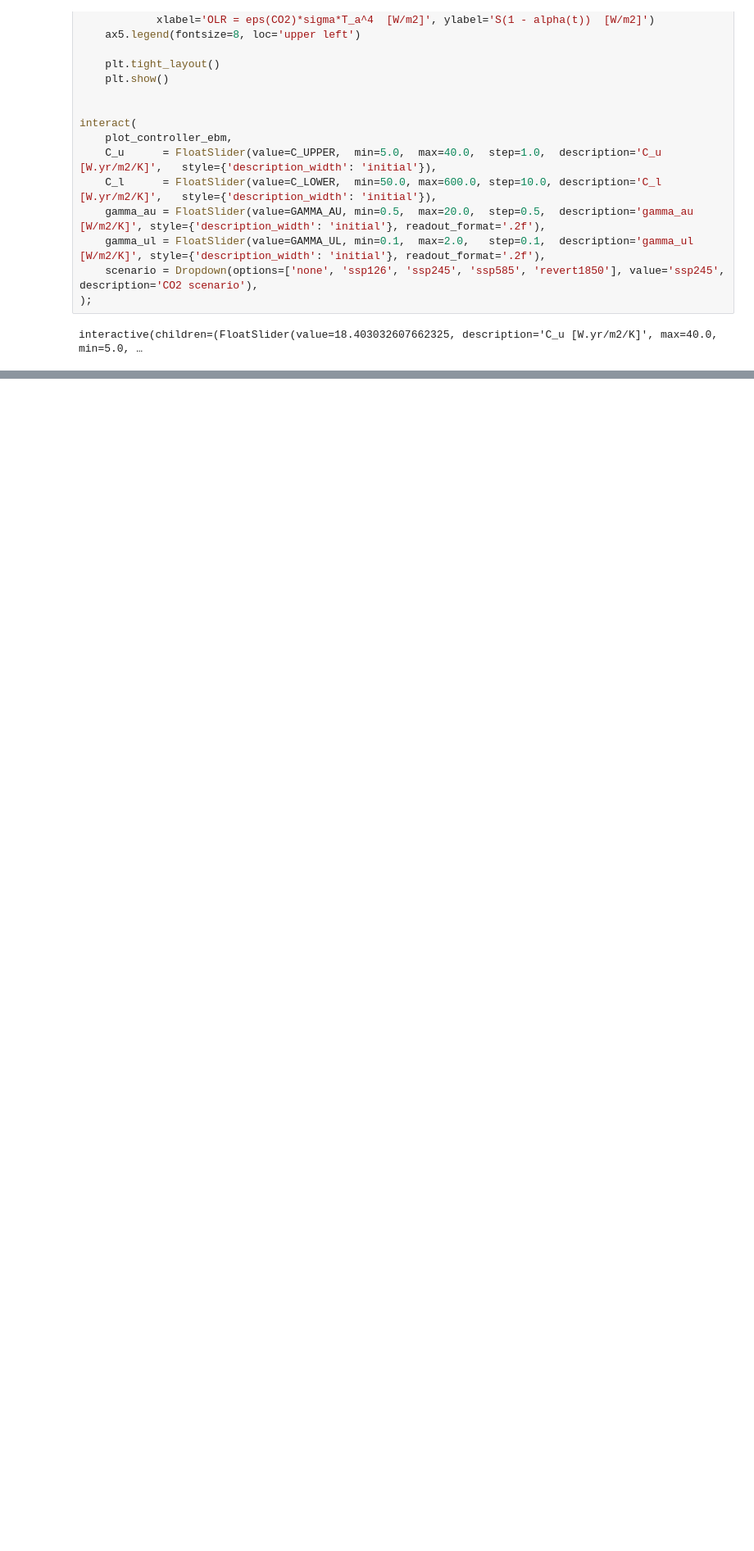
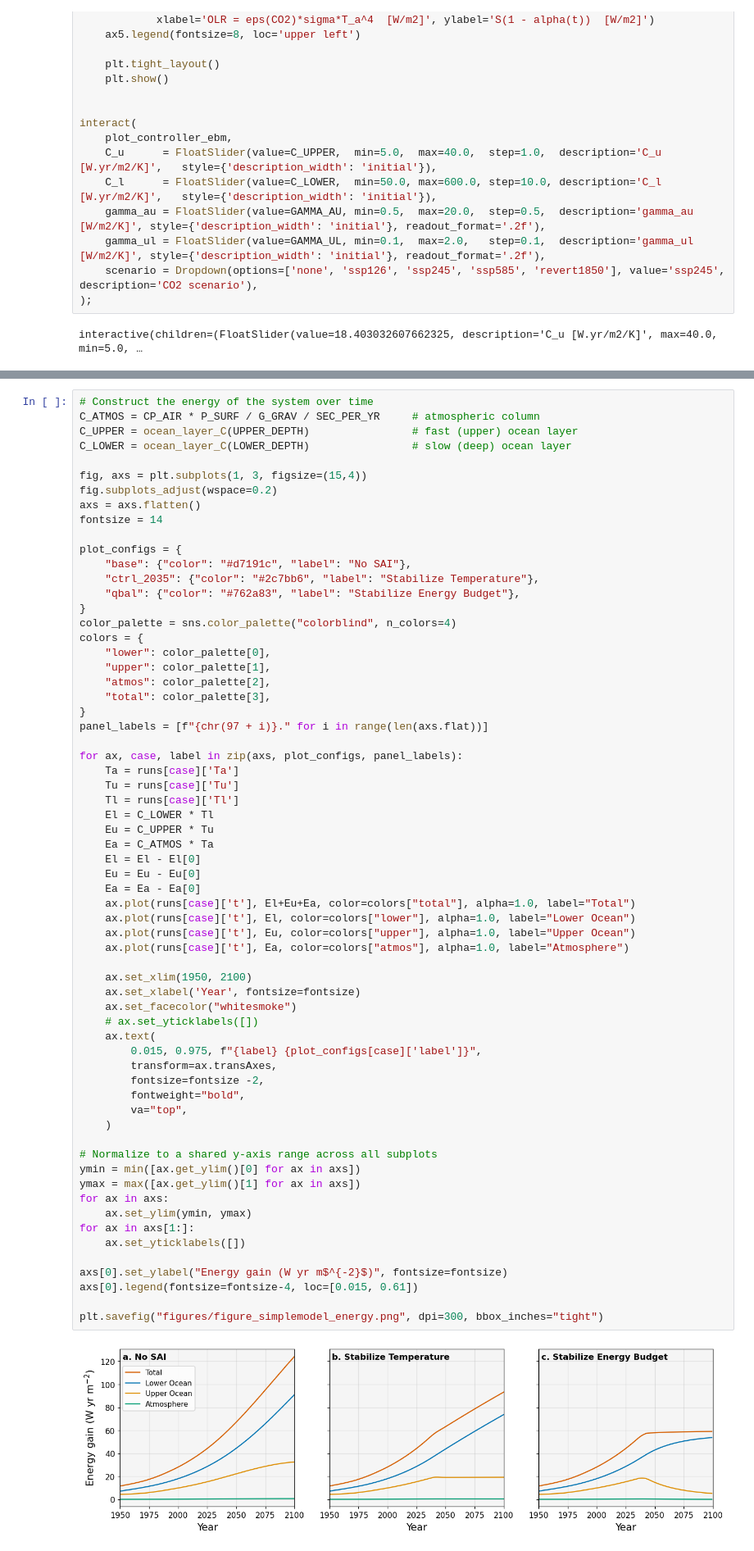
Before and after one commit to jshaw35/PRISM, a Jupyter notebook: WorkingModel.ipynb, the cells around one changed output, grey strips where cells are left out. Shown at 82% size. Drawn from its saved outputs; the diff is of its cells as text; blank space fills up the shorter version.

```diff
--- a/WorkingModel.ipynb
+++ b/WorkingModel.ipynb
@@ -1202,0 +1409,66 @@ plt.show()
+# %%
+# Construct the energy of the system over time
+C_ATMOS = CP_AIR * P_SURF / G_GRAV / SEC_PER_YR     # atmospheric column
+C_UPPER = ocean_layer_C(UPPER_DEPTH)                # fast (upper) ocean layer
+C_LOWER = ocean_layer_C(LOWER_DEPTH)                # slow (deep) ocean layer
+
+fig, axs = plt.subplots(1, 3, figsize=(15,4))
+fig.subplots_adjust(wspace=0.2)
+axs = axs.flatten()
+fontsize = 14
+
+plot_configs = {
+    "base": {"color": "#d7191c", "label": "No SAI"},
+    "ctrl_2035": {"color": "#2c7bb6", "label": "Stabilize Temperature"},
+    "qbal": {"color": "#762a83", "label": "Stabilize Energy Budget"},
+}
+color_palette = sns.color_palette("colorblind", n_colors=4)
+colors = {
+    "lower": color_palette[0],
+    "upper": color_palette[1],
+    "atmos": color_palette[2],
+    "total": color_palette[3],
+}
+panel_labels = [f"{chr(97 + i)}." for i in range(len(axs.flat))]
+
+for ax, case, label in zip(axs, plot_configs, panel_labels):
+    Ta = runs[case]['Ta']
+    Tu = runs[case]['Tu']
+    Tl = runs[case]['Tl']
+    El = C_LOWER * Tl
+    Eu = C_UPPER * Tu
+    Ea = C_ATMOS * Ta
+    El = El - El[0]
+    Eu = Eu - Eu[0]
+    Ea = Ea - Ea[0]
+    ax.plot(runs[case]['t'], El+Eu+Ea, color=colors["total"], alpha=1.0, label="Total")
+    ax.plot(runs[case]['t'], El, color=colors["lower"], alpha=1.0, label="Lower Ocean")
+    ax.plot(runs[case]['t'], Eu, color=colors["upper"], alpha=1.0, label="Upper Ocean")
+    ax.plot(runs[case]['t'], Ea, color=colors["atmos"], alpha=1.0, label="Atmosphere")
+
+    ax.set_xlim(1950, 2100)
+    ax.set_xlabel('Year', fontsize=fontsize)
+    ax.set_facecolor("whitesmoke")
+    # ax.set_yticklabels([])
+    ax.text(
+        0.015, 0.975, f"{label} {plot_configs[case]['label']}",
+        transform=ax.transAxes,
+        fontsize=fontsize -2,
+        fontweight="bold",
+        va="top",
+    )
+
+# Normalize to a shared y-axis range across all subplots
+ymin = min([ax.get_ylim()[0] for ax in axs])
+ymax = max([ax.get_ylim()[1] for ax in axs])
+for ax in axs:
+    ax.set_ylim(ymin, ymax)
+for ax in axs[1:]:
+    ax.set_yticklabels([])
+
+axs[0].set_ylabel("Energy gain (W yr m$^{-2}$)", fontsize=fontsize)
+axs[0].legend(fontsize=fontsize-4, loc=[0.015, 0.61])
+
+plt.savefig("figures/figure_simplemodel_energy.png", dpi=300, bbox_inches="tight")
+# %% [output]
+[figure, added]
```
Also changed, not shown: parts of 12 cells of this notebook.
